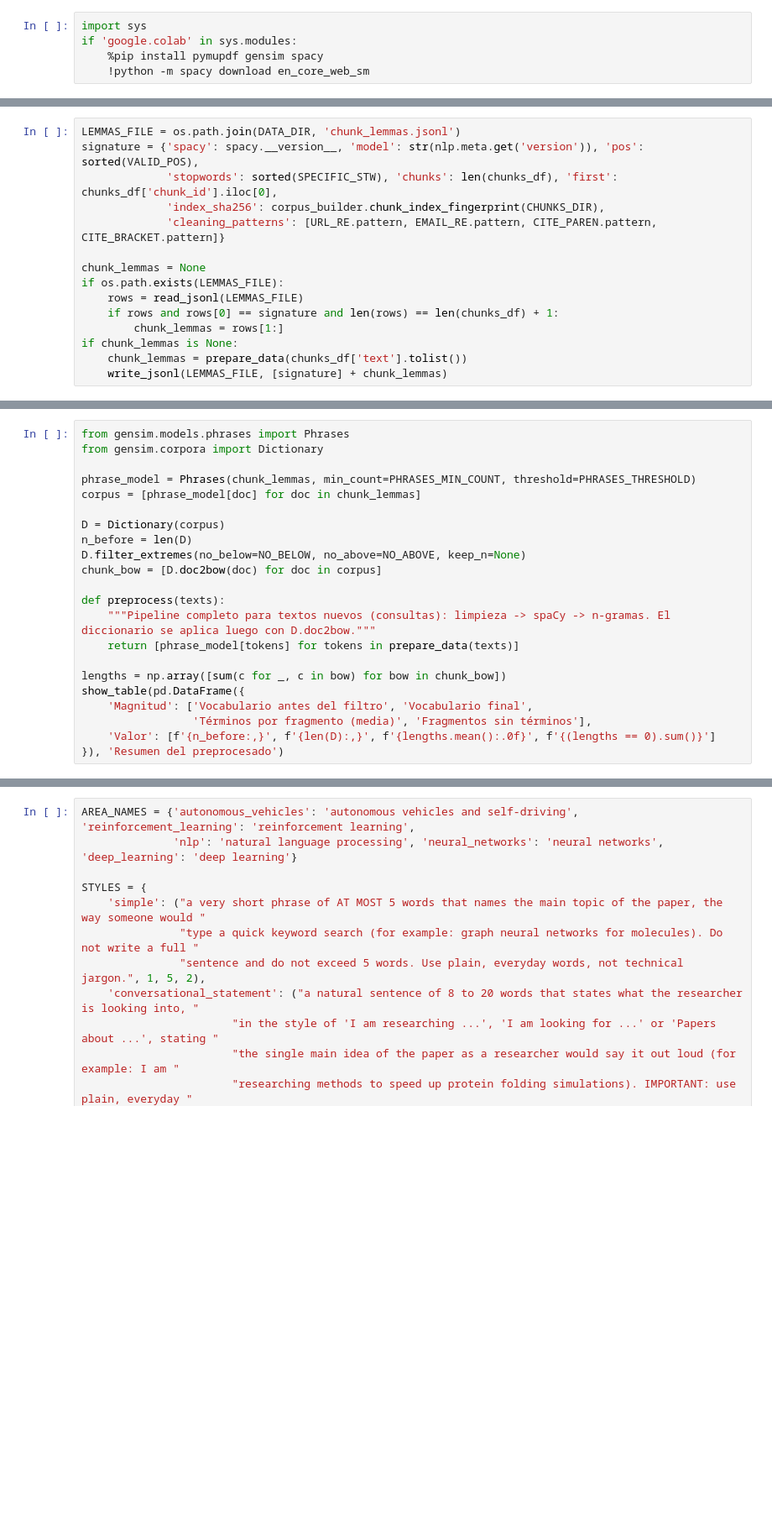
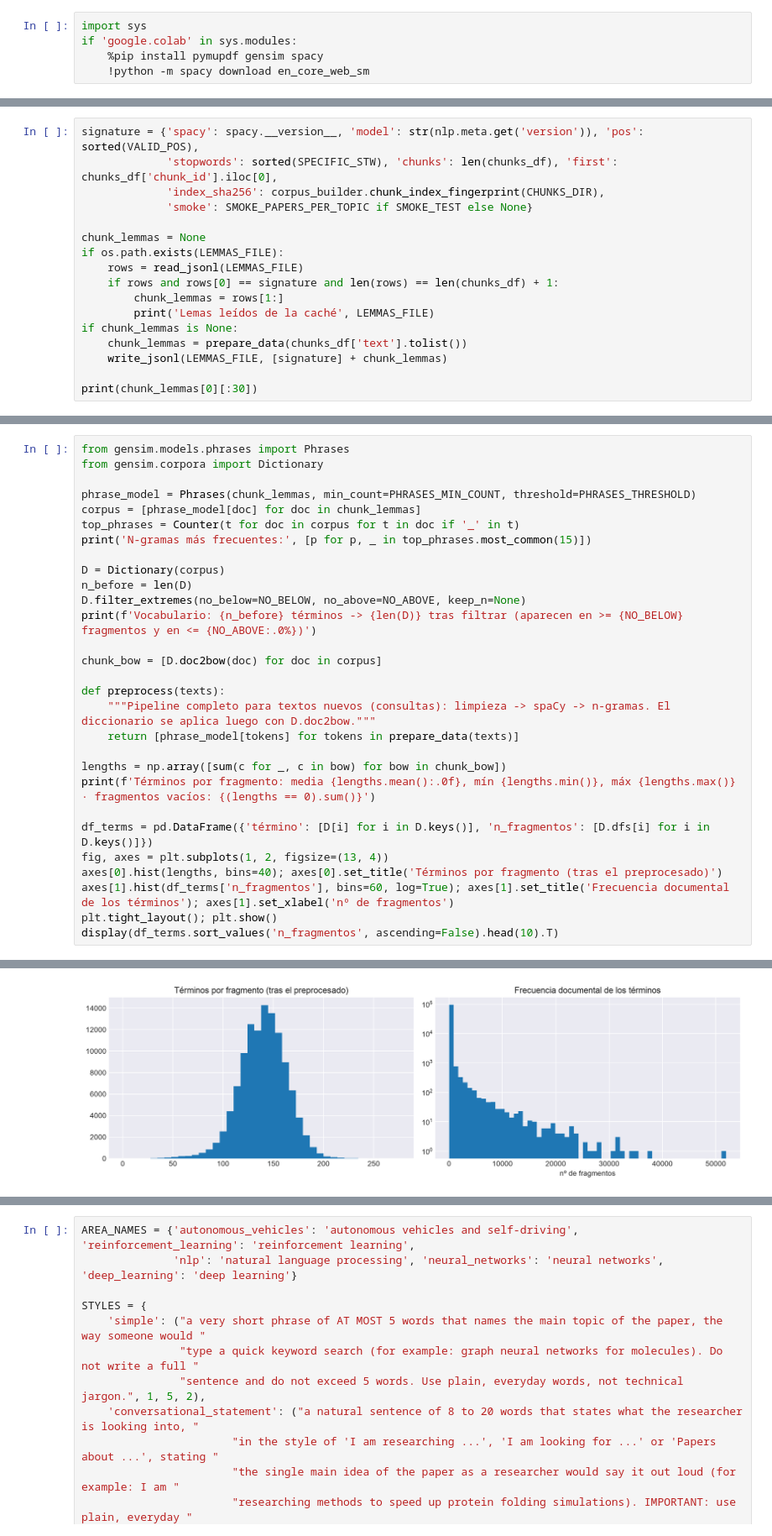
Before and after one commit to mahernto/research-assistant, a Jupyter notebook: milestone_1.ipynb, the cells around one changed output, grey strips where cells are left out. Shown at 84% size. Drawn from its saved outputs; the diff is of its cells as text; blank space fills up the shorter version.

```diff
--- a/milestone_1.ipynb
+++ b/milestone_1.ipynb
@@ -453,15 +418,17 @@ show_table(token_view, 'Lematización y filtrado: ocho unidades de un extracto r
 # %%
-LEMMAS_FILE = os.path.join(DATA_DIR, 'chunk_lemmas.jsonl')
 signature = {'spacy': spacy.__version__, 'model': str(nlp.meta.get('version')), 'pos': sorted(VALID_POS),
              'stopwords': sorted(SPECIFIC_STW), 'chunks': len(chunks_df), 'first': chunks_df['chunk_id'].iloc[0],
              'index_sha256': corpus_builder.chunk_index_fingerprint(CHUNKS_DIR),
-             'cleaning_patterns': [URL_RE.pattern, EMAIL_RE.pattern, CITE_PAREN.pattern, CITE_BRACKET.pattern]}
+             'smoke': SMOKE_PAPERS_PER_TOPIC if SMOKE_TEST else None}
 
 chunk_lemmas = None
 if os.path.exists(LEMMAS_FILE):
     rows = read_jsonl(LEMMAS_FILE)
     if rows and rows[0] == signature and len(rows) == len(chunks_df) + 1:
         chunk_lemmas = rows[1:]
+        print('Lemas leídos de la caché', LEMMAS_FILE)
 if chunk_lemmas is None:
     chunk_lemmas = prepare_data(chunks_df['text'].tolist())
     write_jsonl(LEMMAS_FILE, [signature] + chunk_lemmas)
+
+print(chunk_lemmas[0][:30])
@@ -471,10 +445,14 @@ from gensim.corpora import Dictionary
 
 phrase_model = Phrases(chunk_lemmas, min_count=PHRASES_MIN_COUNT, threshold=PHRASES_THRESHOLD)
 corpus = [phrase_model[doc] for doc in chunk_lemmas]
+top_phrases = Counter(t for doc in corpus for t in doc if '_' in t)
+print('N-gramas más frecuentes:', [p for p, _ in top_phrases.most_common(15)])
 
 D = Dictionary(corpus)
 n_before = len(D)
 D.filter_extremes(no_below=NO_BELOW, no_above=NO_ABOVE, keep_n=None)
+print(f'Vocabulario: {n_before} términos -> {len(D)} tras filtrar (aparecen en >= {NO_BELOW} fragmentos y en <= {NO_ABOVE:.0%})')
+
 chunk_bow = [D.doc2bow(doc) for doc in corpus]
 
 def preprocess(texts):
@@ -482,8 +460,12 @@ def preprocess(texts):
     return [phrase_model[tokens] for tokens in prepare_data(texts)]
 
 lengths = np.array([sum(c for _, c in bow) for bow in chunk_bow])
-show_table(pd.DataFrame({
-    'Magnitud': ['Vocabulario antes del filtro', 'Vocabulario final',
-                 'Términos por fragmento (media)', 'Fragmentos sin términos'],
-    'Valor': [f'{n_before:,}', f'{len(D):,}', f'{lengths.mean():.0f}', f'{(lengths == 0).sum()}']
-}), 'Resumen del preprocesado')
+print(f'Términos por fragmento: media {lengths.mean():.0f}, mín {lengths.min()}, máx {lengths.max()} · fragmentos vacíos: {(lengths == 0).sum()}')
+
+df_terms = pd.DataFrame({'término': [D[i] for i in D.keys()], 'n_fragmentos': [D.dfs[i] for i in D.keys()]})
+fig, axes = plt.subplots(1, 2, figsize=(13, 4))
+axes[0].hist(lengths, bins=40); axes[0].set_title('Términos por fragmento (tras el preprocesado)')
+axes[1].hist(df_terms['n_fragmentos'], bins=60, log=True); axes[1].set_title('Frecuencia documental de los términos'); axes[1].set_xlabel('nº de fragmentos')
+plt.tight_layout(); plt.show()
+display(df_terms.sort_values('n_fragmentos', ascending=False).head(10).T)
+# %% [output]
@@ -489,0 +475 @@ show_table(pd.DataFrame({
+[figure, added]
```
Also changed, not shown: parts of 53 cells of this notebook, 14 other files.
